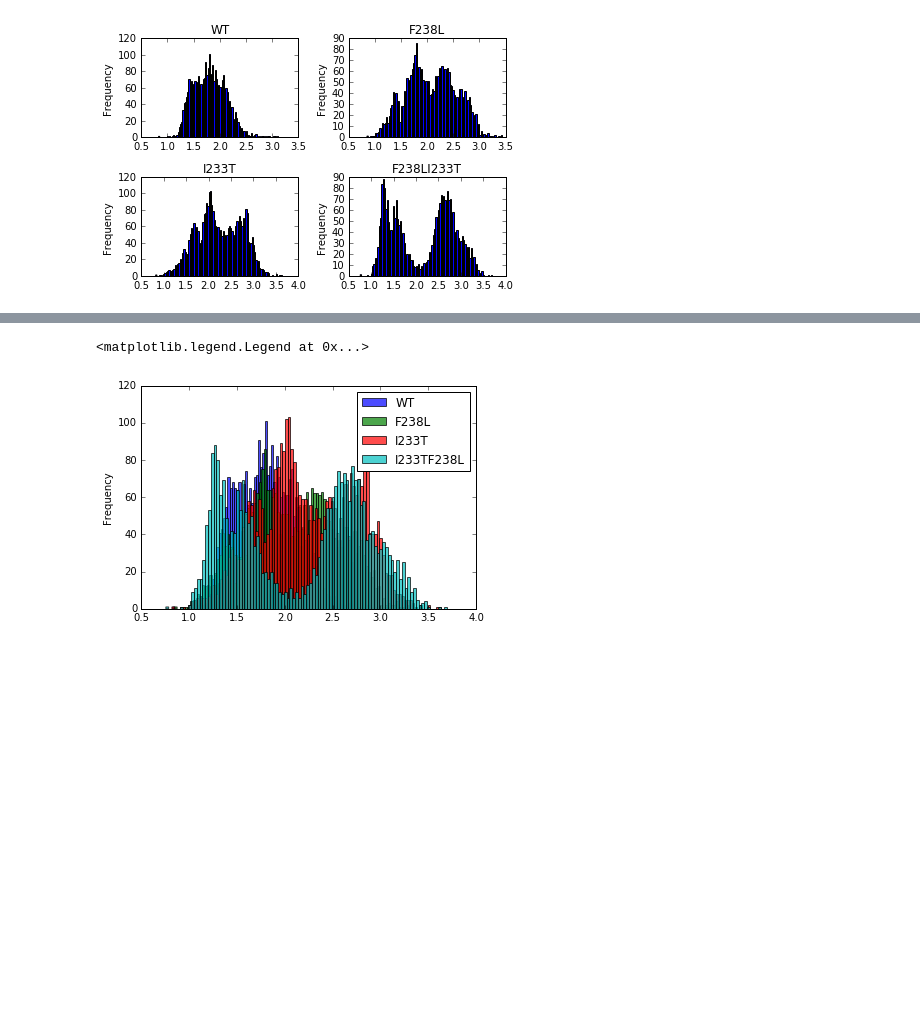
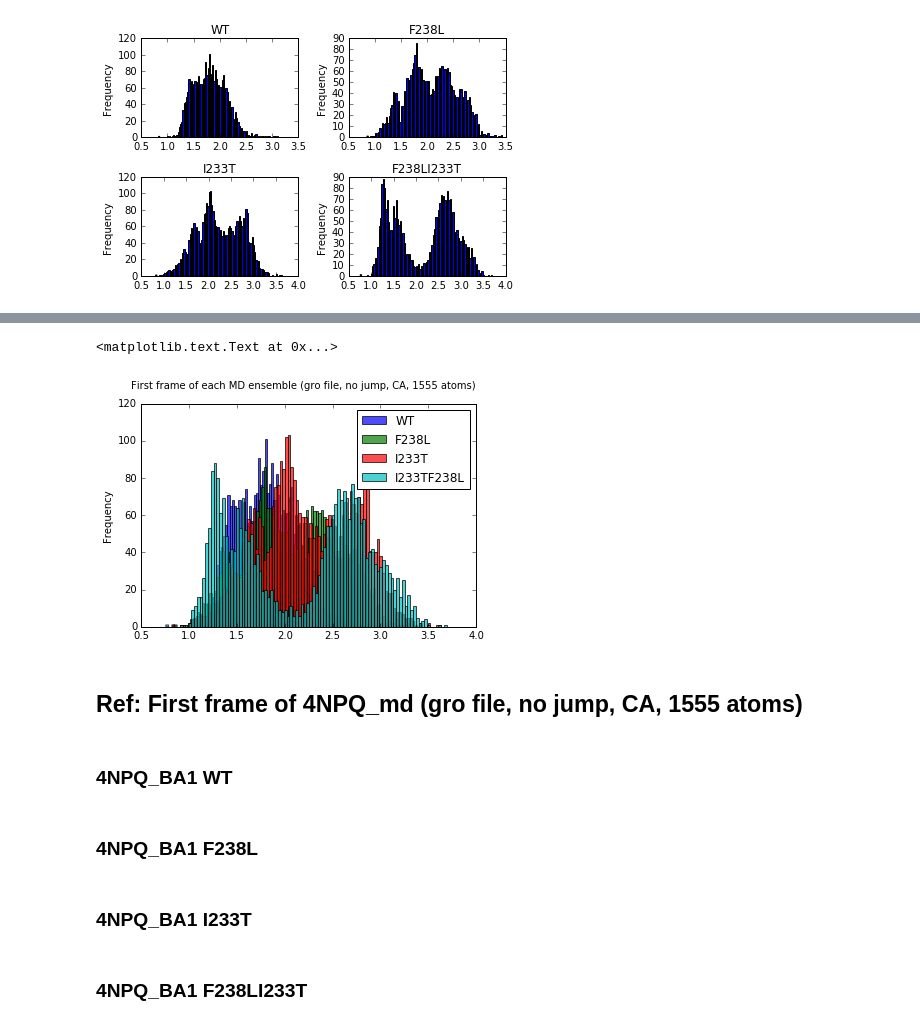
Before and after one commit to chemlove/md_data_analysis, a Jupyter notebook: rmsd_pandas.ipynb, the cells around one changed output, grey strips where cells are left out. Cells and saved outputs as stored; diff of their text form; code cells hidden in the pictures; blank space fills up the shorter version.

```diff
--- a/rmsd_pandas.ipynb
+++ b/rmsd_pandas.ipynb
@@ -12,5 +14,3 @@ import matplotlib
 # %%
-Location_4NPQ_BA1 = '/media/scottzhuang/data1/MD/BA1/4NPQ_BA1_md.skip10.ca.rmsd.log'
+Location_4NPQ_BA1 = '/media/scottzhuang/data/MD/BA1/4NPQ_BA1_md.skip10.ca.rmsd.log'
 rmsd_4NPQ_BA1 = pd.read_table(Location_4NPQ_BA1,sep=" ")
-rmsd_4NPQ_BA1.plot(x='Frame', y='RMSD')
-rmsd_4NPQ_BA1.plot.hist(x='Frame',bins=100)
@@ -23,5 +19,3 @@ rmsd_4NPQ_BA1.plot.hist(x='Frame',bins=100)
 # %%
-Location_4NPQ_BA1_F238L = '/media/scottzhuang/data1/MD/4NPQ_F238L/4NPQ_BA1_F238L_md.skip10.ca.rmsd.log'
+Location_4NPQ_BA1_F238L = '/media/scottzhuang/data/MD/4NPQ_F238L/4NPQ_BA1_F238L_md.skip10.ca.rmsd.log'
 rmsd_4NPQ_BA1_F238L = pd.read_table(Location_4NPQ_BA1_F238L,sep=" ")
-rmsd_4NPQ_BA1_F238L.plot(x='Frame', y='RMSD')
-rmsd_4NPQ_BA1_F238L.plot.hist(x='Frame',bins=100)
@@ -34,5 +24,3 @@ rmsd_4NPQ_BA1_F238L.plot.hist(x='Frame',bins=100)
 # %%
-Location_4NPQ_BA1_I233T = '/media/scottzhuang/data1/MD/4NPQ_BA1_I233T_MD/4NPQ_BA1_I233T_md.skip10.ca.rmsd.log'
+Location_4NPQ_BA1_I233T = '/media/scottzhuang/data/MD/4NPQ_BA1_I233T_MD/4NPQ_BA1_I233T_md.skip10.ca.rmsd.log'
 rmsd_4NPQ_BA1_I233T = pd.read_table(Location_4NPQ_BA1_I233T,sep=" ")
-rmsd_4NPQ_BA1_I233T.plot(x='Frame', y='RMSD')
-rmsd_4NPQ_BA1_I233T.plot.hist(x='Frame',bins=100)
@@ -45,5 +29,3 @@ rmsd_4NPQ_BA1_I233T.plot.hist(x='Frame',bins=100)
 # %%
-Location_F238LI233T = '/media/scottzhuang/data1/MD/F238LI233T/4NPQ_BA1_F238LI233T_md.skip10.ca.rmsd.log'
+Location_F238LI233T = '/media/scottzhuang/data/MD/F238LI233T/4NPQ_BA1_F238LI233T_md.skip10.ca.rmsd.log'
 rmsd_F238LI233T = pd.read_table(Location_F238LI233T,sep=" ")
-rmsd_F238LI233T.plot(x='Frame', y='RMSD')
-rmsd_F238LI233T.plot.hist(x='Frame',bins=100)
@@ -84,10 +63,15 @@ fig.tight_layout()
 # %%
 fig, axes = plt.subplots(nrows=1, ncols=1)
 rmsd_4NPQ_BA1.plot.hist(x='Frame',bins=100,ax=axes,alpha=0.7)
 rmsd_4NPQ_BA1_F238L.plot.hist(x='Frame',bins=100,ax=axes,alpha=0.7)
 rmsd_4NPQ_BA1_I233T.plot.hist(x='Frame',bins=100,ax=axes,alpha=0.7)
 rmsd_F238LI233T.plot.hist(x='Frame',bins=100,ax=axes,alpha=0.7)
 axes.legend(['WT', 'F238L','I233T','I233TF238L'])
+fig.suptitle("First frame of each MD ensemble (gro file, no jump, CA, 1555 atoms)")
 # %% [output]
-<matplotlib.legend.Legend at 0x...>
+<matplotlib.text.Text at 0x...>
-[figure, old version]
+[figure, new version]
+# %% [markdown]
+## Ref: First frame of 4NPQ_md (gro file, no jump, CA, 1555 atoms)
+# %% [markdown]
+### 4NPQ_BA1 WT
@@ -93,0 +81,2 @@ axes.legend(['WT', 'F238L','I233T','I233TF238L'])
+# %% [markdown]
+### 4NPQ_BA1 F238L
@@ -93,0 +86,2 @@ axes.legend(['WT', 'F238L','I233T','I233TF238L'])
+# %% [markdown]
+### 4NPQ_BA1 I233T
@@ -93,0 +91,2 @@ axes.legend(['WT', 'F238L','I233T','I233TF238L'])
+# %% [markdown]
+### 4NPQ_BA1 F238LI233T
```
Also changed, not shown: parts of 52 cells of this notebook.
